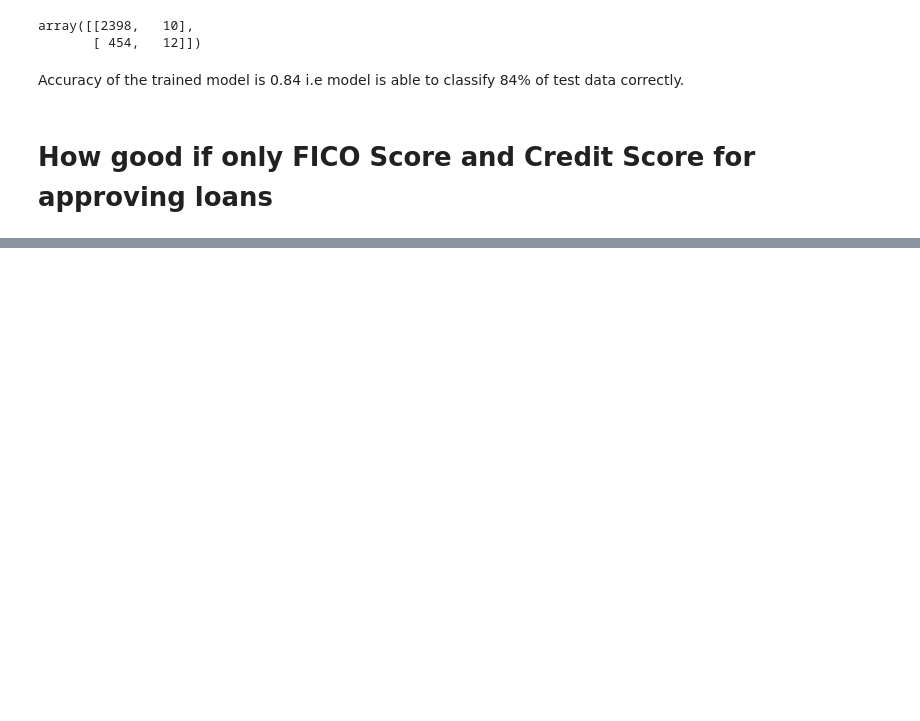
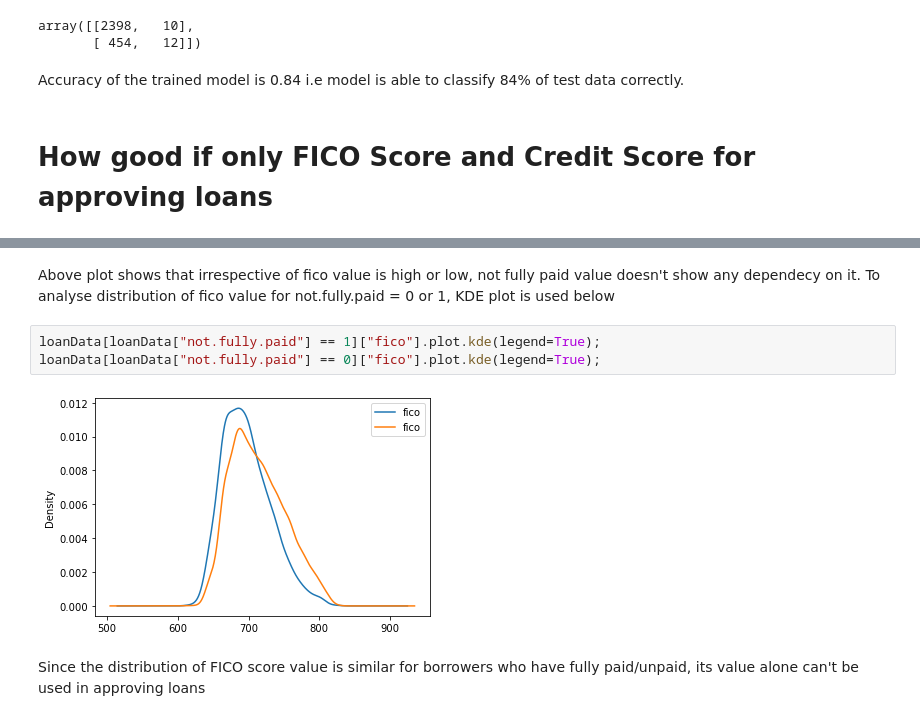
Before and after one commit to shashi4bs/BLOGS, a Jupyter notebook: b01/Loan Data Analysis.ipynb, the cells around one changed output, grey strips where cells are left out. Cells and saved outputs as stored; diff of their text form; blank space fills up the shorter version.

```diff
--- a/b01/Loan Data Analysis.ipynb
+++ b/b01/Loan Data Analysis.ipynb
@@ -221,0 +215,9 @@ sum(ficoandCreditPolicy["credit.policy"] != paidOrNot)
+# %% [markdown]
+Above plot shows that irrespective of fico value is high or low, not fully paid value doesn't show any dependecy on it. To analyse distribution of fico value for not.fully.paid = 0 or 1, KDE plot is used below
+# %%
+loanData[loanData["not.fully.paid"] == 1]["fico"].plot.kde(legend=True);
+loanData[loanData["not.fully.paid"] == 0]["fico"].plot.kde(legend=True);
+# %% [output]
+[figure, added]
+# %% [markdown]
+Since the distribution of FICO score value is similar for borrowers who have fully paid/unpaid, its value alone can't be used in approving loans
```
Also changed, not shown: parts of 11 cells of this notebook.
